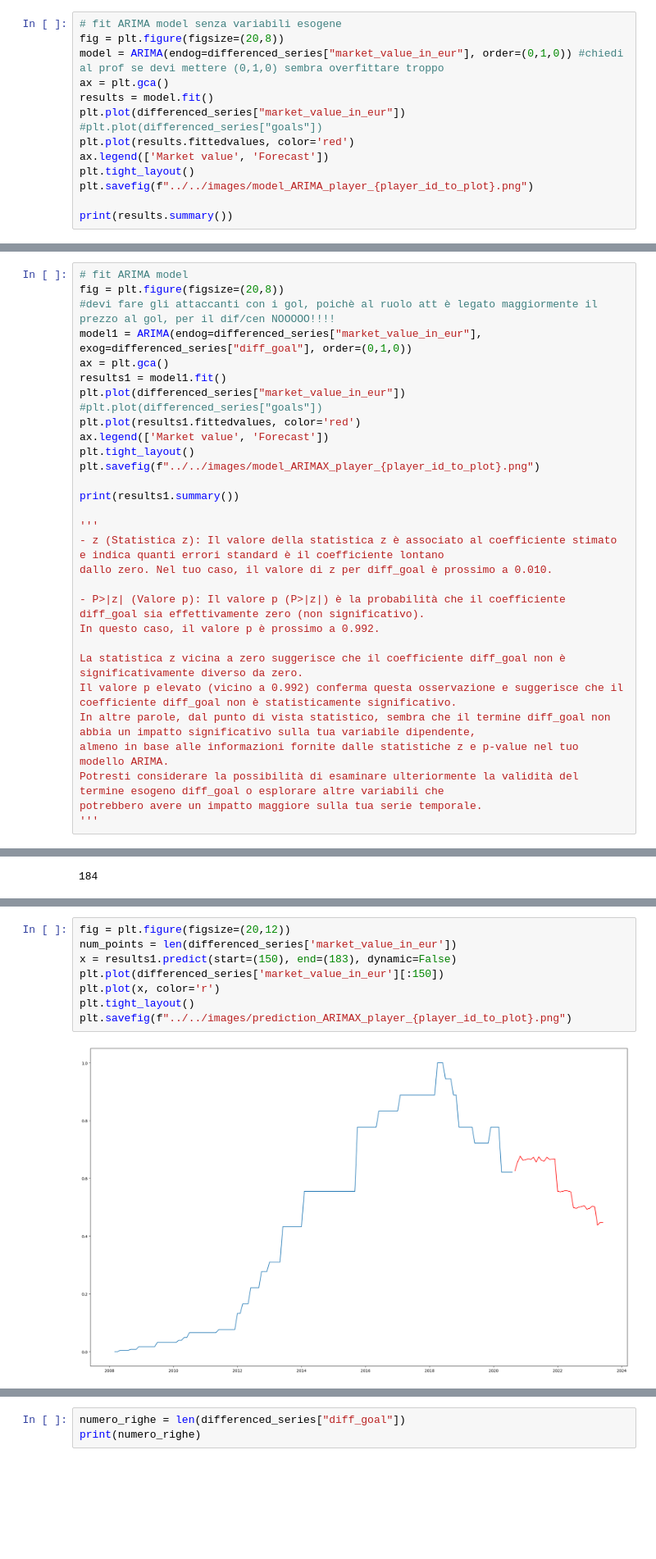
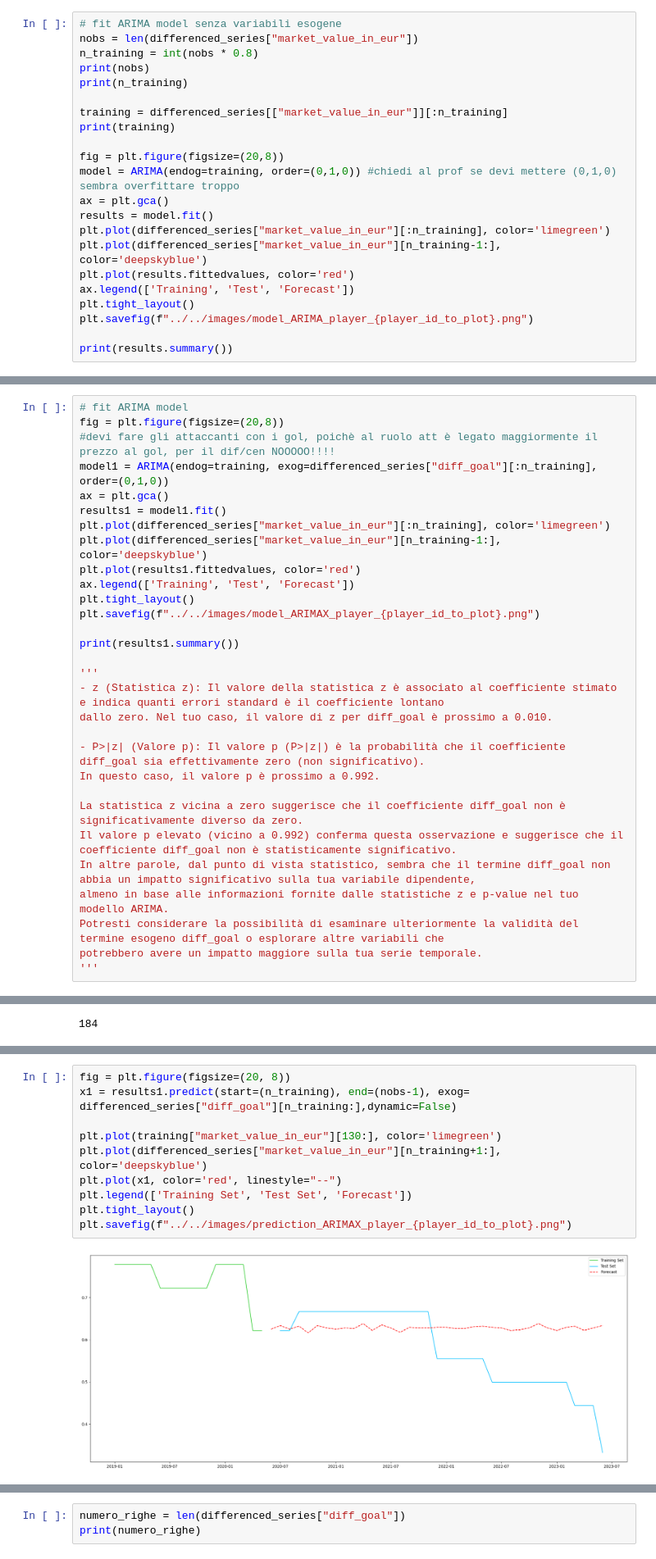
Before and after one commit to MikDR/DataScience-Python, a Jupyter notebook: codice/serie_temp/serie_per_giocatore.ipynb, the cells around one changed output, grey strips where cells are left out. Shown at 82% size. Cells and saved outputs as stored; diff of their text form; blank space fills up the shorter version.

Commit message:
Modelli e forecast GIUSTI, eliminati exog = età

```diff
--- a/codice/serie_temp/serie_per_giocatore.ipynb
+++ b/codice/serie_temp/serie_per_giocatore.ipynb
@@ -456,14 +462,22 @@ Critical Value (10%)     -2.575971
 dtype: float64
 # %%
 # fit ARIMA model senza variabili esogene
+nobs = len(differenced_series["market_value_in_eur"])
+n_training = int(nobs * 0.8)
+print(nobs)
+print(n_training)
+
+training = differenced_series[["market_value_in_eur"]][:n_training]
+print(training)
+
 fig = plt.figure(figsize=(20,8))
-model = ARIMA(endog=differenced_series["market_value_in_eur"], order=(0,1,0)) #chiedi al prof se devi mettere (0,1,0) sembra overfittare troppo
+model = ARIMA(endog=training, order=(0,1,0)) #chiedi al prof se devi mettere (0,1,0) sembra overfittare troppo
 ax = plt.gca()
 results = model.fit()
-plt.plot(differenced_series["market_value_in_eur"])
-#plt.plot(differenced_series["goals"])
+plt.plot(differenced_series["market_value_in_eur"][:n_training], color='limegreen')
+plt.plot(differenced_series["market_value_in_eur"][n_training-1:], color='deepskyblue')
 plt.plot(results.fittedvalues, color='red')
-ax.legend(['Market value', 'Forecast'])
+ax.legend(['Training', 'Test', 'Forecast'])
 plt.tight_layout()
 plt.savefig(f"../../images/model_ARIMA_player_{player_id_to_plot}.png")
 
@@ -491,13 +522,13 @@ Warnings:
 # fit ARIMA model
 fig = plt.figure(figsize=(20,8))
 #devi fare gli attaccanti con i gol, poichè al ruolo att è legato maggiormente il prezzo al gol, per il dif/cen NOOOOO!!!!
-model1 = ARIMA(endog=differenced_series["market_value_in_eur"], exog=differenced_series["diff_goal"], order=(0,1,0))
+model1 = ARIMA(endog=training, exog=differenced_series["diff_goal"][:n_training], order=(0,1,0))
 ax = plt.gca()
 results1 = model1.fit()
-plt.plot(differenced_series["market_value_in_eur"])
-#plt.plot(differenced_series["goals"])
+plt.plot(differenced_series["market_value_in_eur"][:n_training], color='limegreen')
+plt.plot(differenced_series["market_value_in_eur"][n_training-1:], color='deepskyblue')
 plt.plot(results1.fittedvalues, color='red')
-ax.legend(['Market value', 'Forecast'])
+ax.legend(['Training', 'Test', 'Forecast'])
 plt.tight_layout()
 plt.savefig(f"../../images/model_ARIMAX_player_{player_id_to_plot}.png")
 
@@ -591,10 +604,12 @@ plt.savefig(f"../../images/prediction_ARIMA_player_{player_id_to_plot}.png")
 # %%
-fig = plt.figure(figsize=(20,12))
-num_points = len(differenced_series['market_value_in_eur'])
-x = results1.predict(start=(150), end=(183), dynamic=False)
-plt.plot(differenced_series['market_value_in_eur'][:150])
-plt.plot(x, color='r')
+fig = plt.figure(figsize=(20, 8))
+x1 = results1.predict(start=(n_training), end=(nobs-1), exog= differenced_series["diff_goal"][n_training:],dynamic=False)
+
+plt.plot(training["market_value_in_eur"][130:], color='limegreen')
+plt.plot(differenced_series["market_value_in_eur"][n_training+1:], color='deepskyblue')
+plt.plot(x1, color='red', linestyle="--")
+plt.legend(['Training Set', 'Test Set', 'Forecast'])
 plt.tight_layout()
 plt.savefig(f"../../images/prediction_ARIMAX_player_{player_id_to_plot}.png")
 # %% [output]
-[figure, old version]
+[figure, new version]
```
Also changed, not shown: parts of 14 cells of this notebook.
